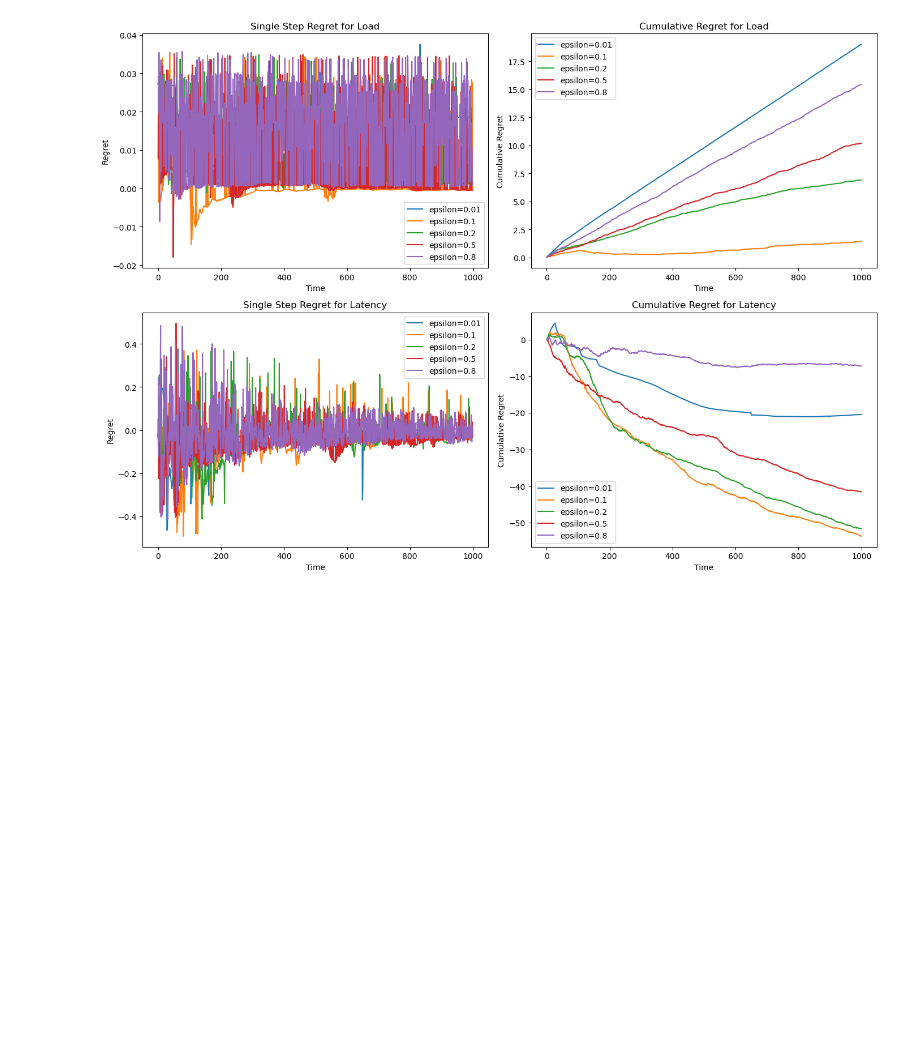
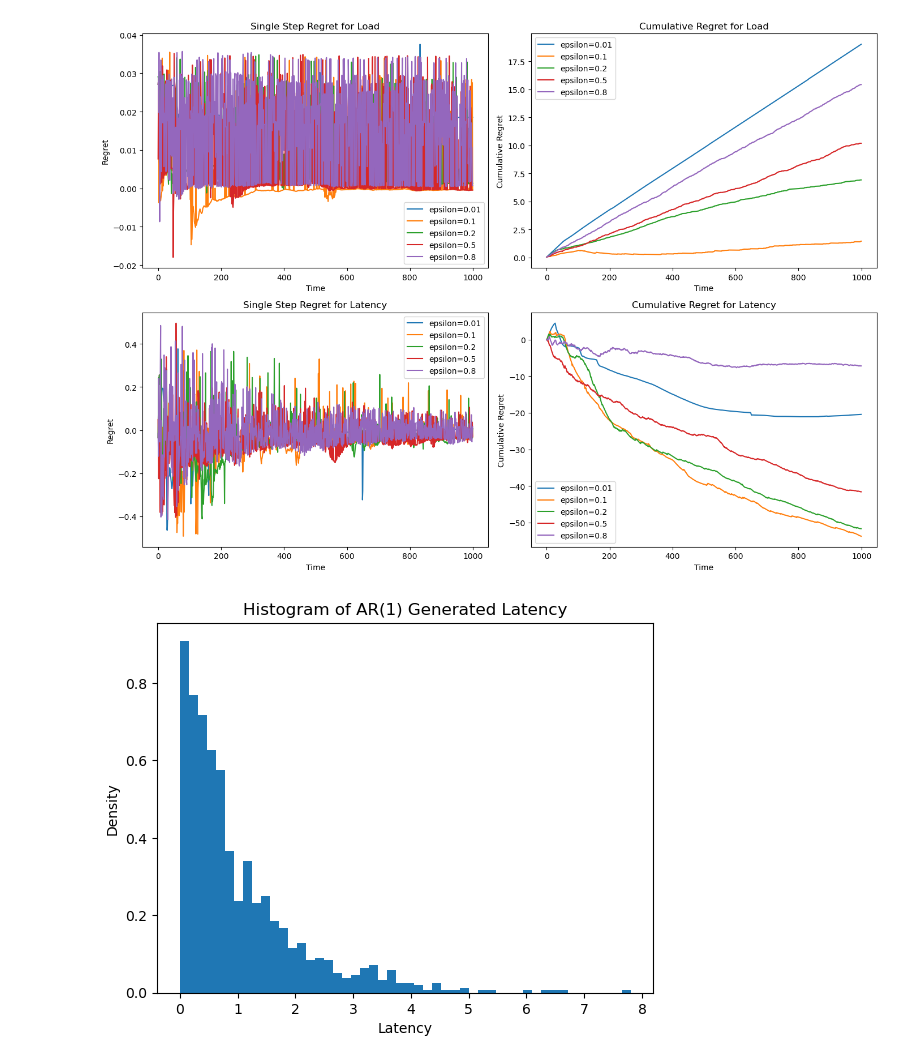
Before and after one commit to LightEchoo/MScProject, a Jupyter notebook: latency_test.ipynb, the cells around one changed output. Drawn from its saved outputs; the diff is of its cells as text; code cells hidden in the pictures; blank space fills up the shorter version.

```diff
--- a/latency_test.ipynb
+++ b/latency_test.ipynb
@@ -290,3 +313,10 @@ plt.tight_layout()
 plt.show()
 # %% [output]
 [figure]
+# %%
+import numpy as np
+
+# 生成符合平均值为 λ^-1 的指数分布的随机数
+lambda_value = 1  # 设置 λ 值
+n_samples = 1000  # 生成的样本数
+latency = np.random.exponential(scale=1/lambda_value, size=n_samples)
@@ -292,0 +334,10 @@ plt.show()
+# %%
+import matplotlib.pyplot as plt
+
+plt.hist(latency, bins=50, density=True)
+plt.title("Histogram of AR(1) Generated Latency")
+plt.xlabel("Latency")
+plt.ylabel("Density")
+plt.show()
+# %% [output]
+[figure, added]
```
Also changed, not shown: parts of 4 cells of this notebook, 12 other files.
